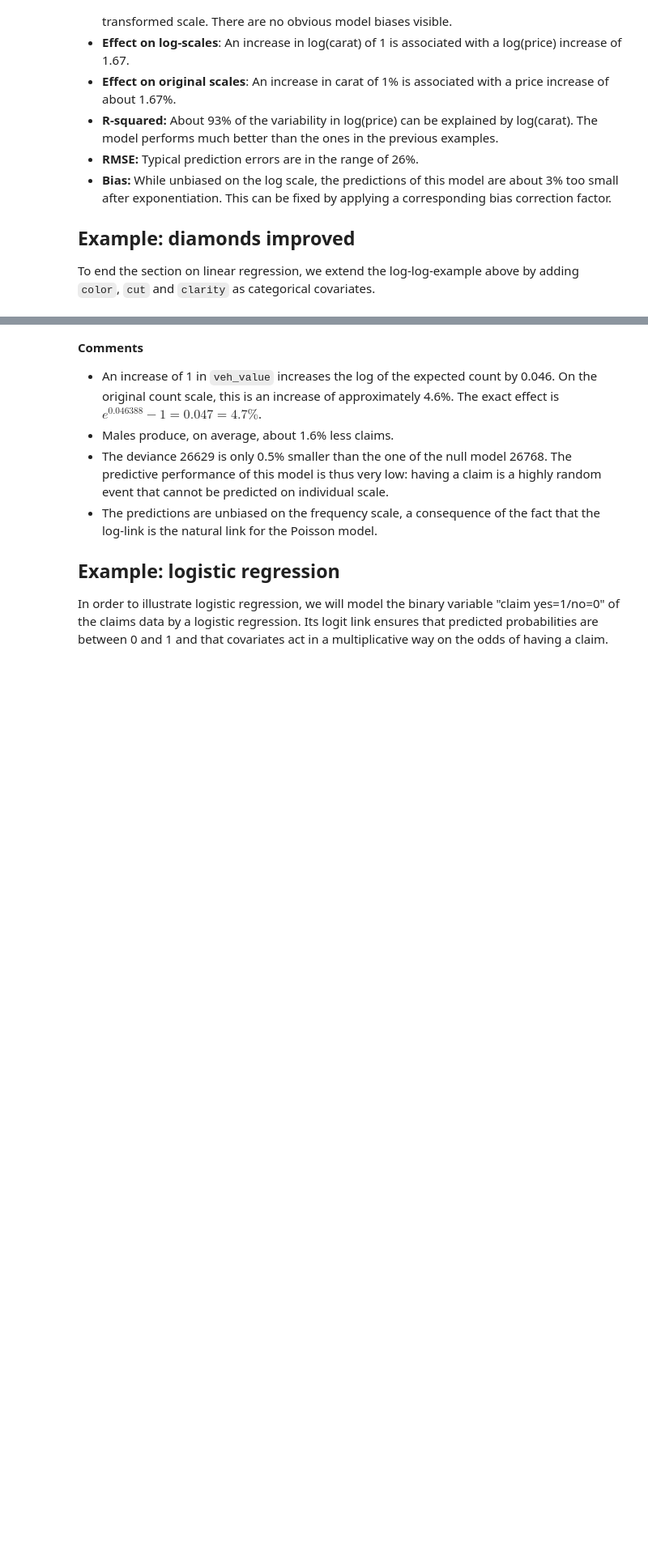
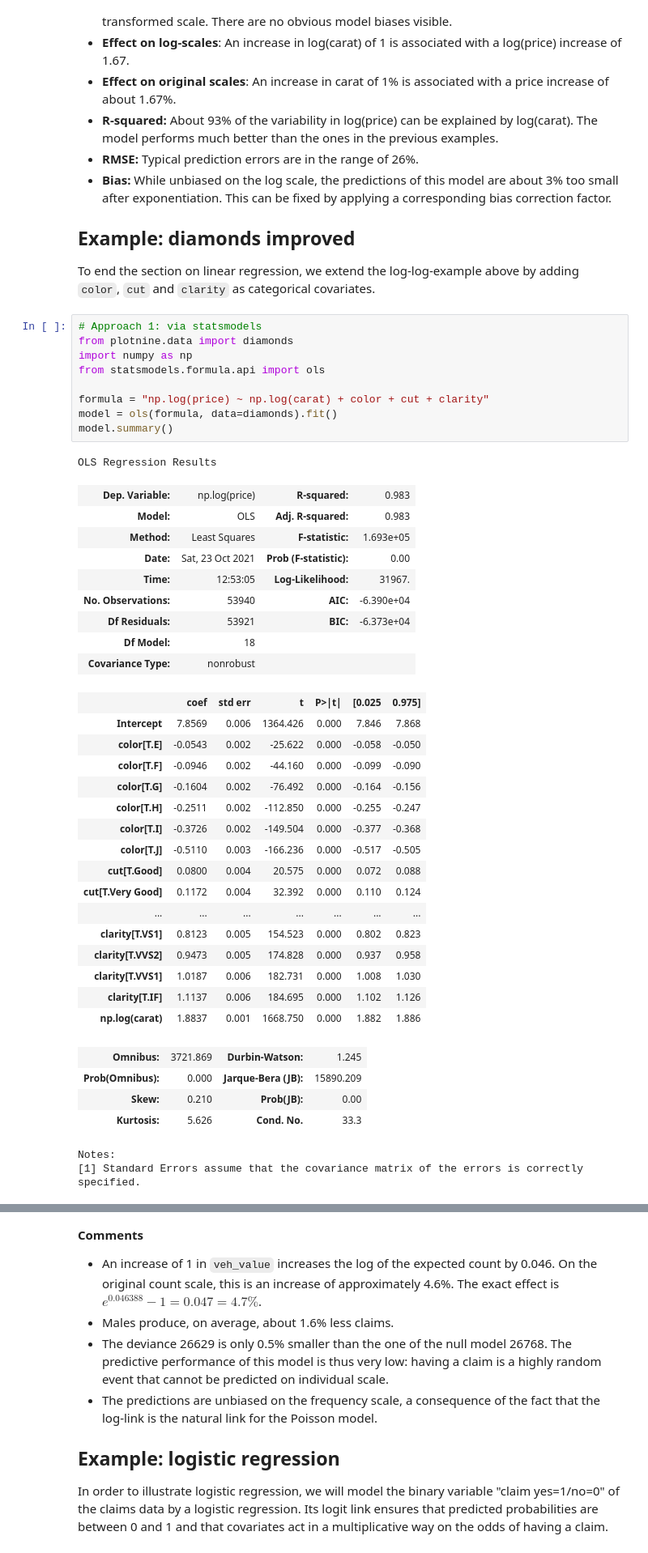
Before and after one commit to mayer79/ml_lecture, a Jupyter notebook: py/1_Basics_and_Linear_Models.ipynb, the cells around one changed output, grey strips where cells are left out. Shown at 81% size. Saved outputs shown, nothing was run; the diff lists cells and outputs as text; blank space fills up the shorter version.

```diff
--- a/py/1_Basics_and_Linear_Models.ipynb
+++ b/py/1_Basics_and_Linear_Models.ipynb
@@ -811,4 +817,46 @@ Relative bias on original scale: 3.1%
 ## Example: diamonds improved
 
 To end the section on linear regression, we extend the log-log-example above by adding `color`, `cut` and `clarity` as categorical covariates.
+# %%
+# Approach 1: via statsmodels
+from plotnine.data import diamonds
+import numpy as np
+from statsmodels.formula.api import ols
+
+formula = "np.log(price) ~ np.log(carat) + color + cut + clarity"
+model = ols(formula, data=diamonds).fit()
+model.summary()
+# %% [output]
+OLS Regression Results
+| Dep. Variable: | np.log(price) | R-squared: | 0.983 |
+| Model: | OLS | Adj. R-squared: | 0.983 |
+| Method: | Least Squares | F-statistic: | 1.693e+05 |
+| Date: | Sat, 23 Oct 2021 | Prob (F-statistic): | 0.00 |
+| Time: | 12:53:05 | Log-Likelihood: | 31967. |
+| No. Observations: | 53940 | AIC: | -6.390e+04 |
+| Df Residuals: | 53921 | BIC: | -6.373e+04 |
+| Df Model: | 18 |  |  |
+| Covariance Type: | nonrobust |  |  |
+|  | coef | std err | t | P>|t| | [0.025 | 0.975] |
+| Intercept | 7.8569 | 0.006 | 1364.426 | 0.000 | 7.846 | 7.868 |
+| color[T.E] | -0.0543 | 0.002 | -25.622 | 0.000 | -0.058 | -0.050 |
+| color[T.F] | -0.0946 | 0.002 | -44.160 | 0.000 | -0.099 | -0.090 |
+| color[T.G] | -0.1604 | 0.002 | -76.492 | 0.000 | -0.164 | -0.156 |
+| color[T.H] | -0.2511 | 0.002 | -112.850 | 0.000 | -0.255 | -0.247 |
+| color[T.I] | -0.3726 | 0.002 | -149.504 | 0.000 | -0.377 | -0.368 |
+| color[T.J] | -0.5110 | 0.003 | -166.236 | 0.000 | -0.517 | -0.505 |
+| cut[T.Good] | 0.0800 | 0.004 | 20.575 | 0.000 | 0.072 | 0.088 |
+| cut[T.Very Good] | 0.1172 | 0.004 | 32.392 | 0.000 | 0.110 | 0.124 |
+| ... | ... | ... | ... | ... | ... | ... |
+| clarity[T.VS1] | 0.8123 | 0.005 | 154.523 | 0.000 | 0.802 | 0.823 |
+| clarity[T.VVS2] | 0.9473 | 0.005 | 174.828 | 0.000 | 0.937 | 0.958 |
+| clarity[T.VVS1] | 1.0187 | 0.006 | 182.731 | 0.000 | 1.008 | 1.030 |
+| clarity[T.IF] | 1.1137 | 0.006 | 184.695 | 0.000 | 1.102 | 1.126 |
+| np.log(carat) | 1.8837 | 0.001 | 1668.750 | 0.000 | 1.882 | 1.886 |
+| Omnibus: | 3721.869 | Durbin-Watson: | 1.245 |
+| Prob(Omnibus): | 0.000 | Jarque-Bera (JB): | 15890.209 |
+| Skew: | 0.210 | Prob(JB): | 0.00 |
+| Kurtosis: | 5.626 | Cond. No. | 33.3 |
+Notes:
+[1] Standard Errors assume that the covariance matrix of the errors is correctly specified.
 # %%
```
Also changed, not shown: parts of 26 cells of this notebook, 2 other files.
